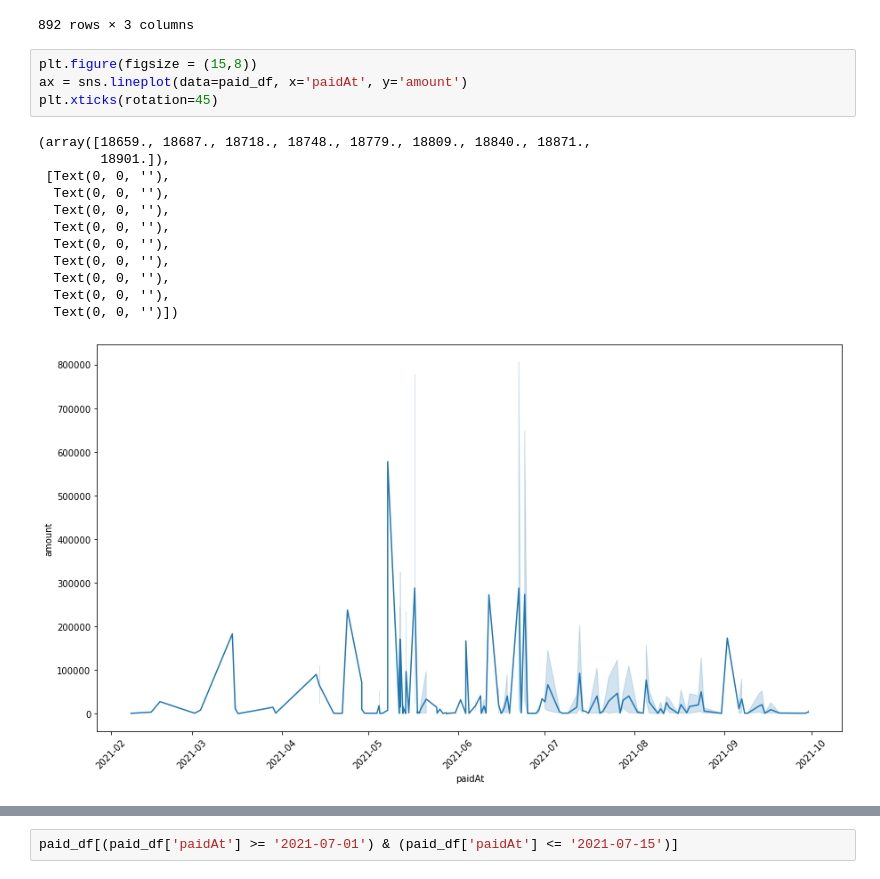
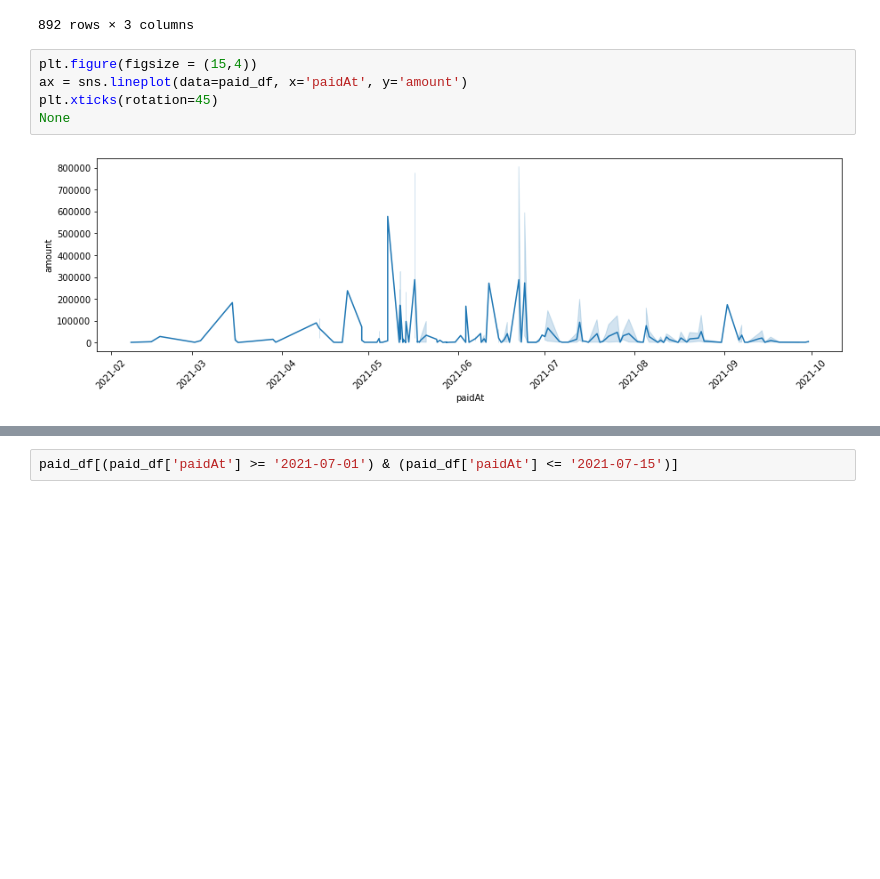
Before and after one commit to andrescerv/xepelin-challenge, a Jupyter notebook: notebook.ipynb, the cells around one changed output, grey strips where cells are left out. Saved outputs shown, nothing was run; the diff lists cells and outputs as text; blank space fills up the shorter version.

```diff
--- a/notebook.ipynb
+++ b/notebook.ipynb
@@ -86,20 +77,10 @@ See the caveats in the documentation: https://pandas.pydata.org/pandas-docs/stab
 | 891 | 2021-09-30 | 1490.46 | 0.00 |
 892 rows × 3 columns
 # %%
-plt.figure(figsize = (15,8))
+plt.figure(figsize = (15,4))
 ax = sns.lineplot(data=paid_df, x='paidAt', y='amount')
 plt.xticks(rotation=45)
+None
 # %% [output]
-(array([18659., 18687., 18718., 18748., 18779., 18809., 18840., 18871.,
-        18901.]),
- [Text(0, 0, ''),
-  Text(0, 0, ''),
-  Text(0, 0, ''),
-  Text(0, 0, ''),
-  Text(0, 0, ''),
-  Text(0, 0, ''),
-  Text(0, 0, ''),
-  Text(0, 0, ''),
-  Text(0, 0, '')])
-[figure, old version]
+[figure, new version]
 # %%
```
Also changed, not shown: parts of 25 cells of this notebook.
